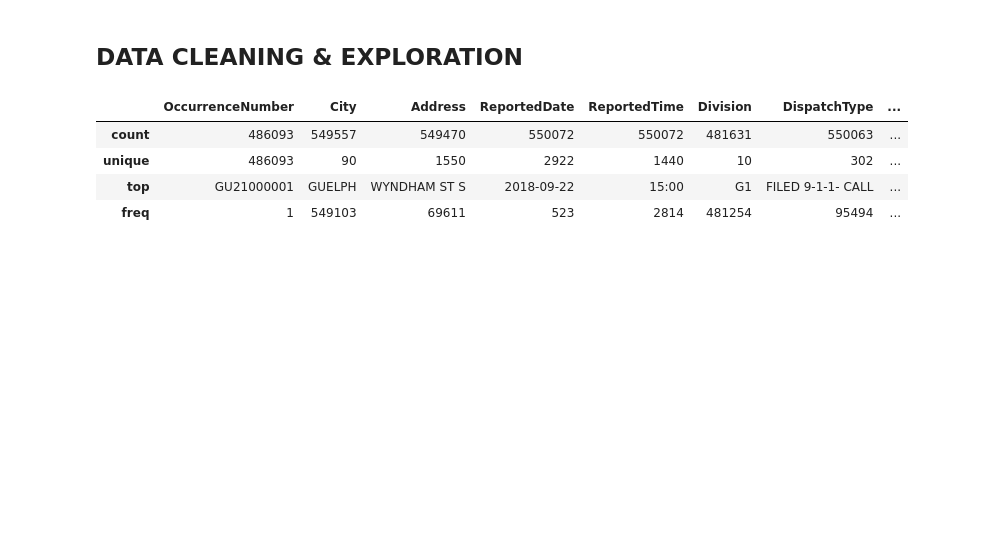
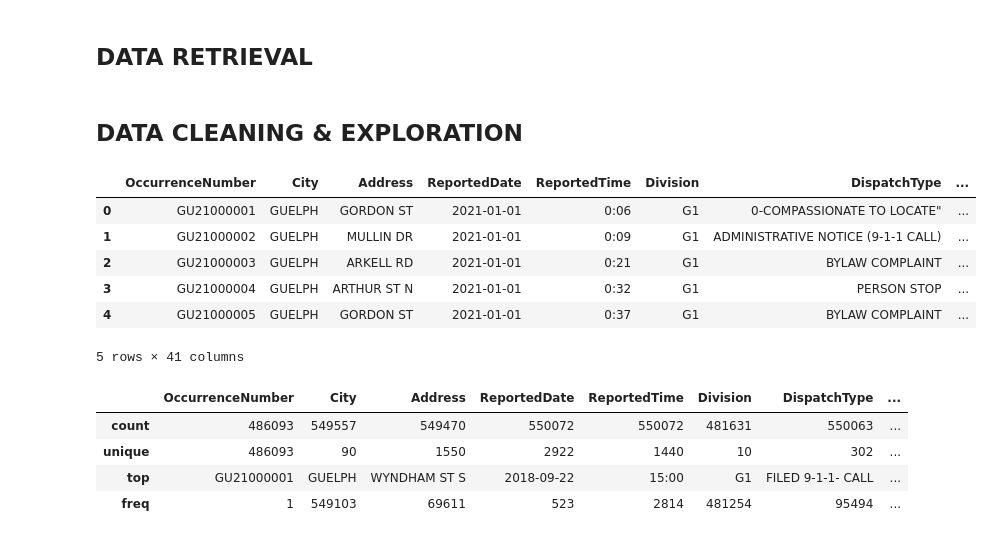
Before and after one commit to johnallanach/guelph-crime-map, a Jupyter notebook: notebooks/gps-crime.ipynb, the cells around one changed output. Saved outputs shown, nothing was run; the diff lists cells and outputs as text; code cells hidden in the pictures; blank space fills up the shorter version.

```diff
--- a/notebooks/gps-crime.ipynb
+++ b/notebooks/gps-crime.ipynb
@@ -1,5 +1,7 @@
 # %%
 import pandas as pd
 import geopandas as gpd
+# %% [markdown]
+## DATA RETRIEVAL
 # %%
 # read csv data into pandas dataframe
@@ -7,5 +9,15 @@ df_gps = pd.read_csv('..\\gitignore\\data\\GPS_Occurrence_Data_ALL.csv')
 # %% [markdown]
 ## DATA CLEANING & EXPLORATION
+# %%
+df_gps.head()
+# %% [output]
+|  | OccurrenceNumber | City | Address | ReportedDate | ReportedTime | Division | DispatchType | ... |
+| 0 | GU21000001 | GUELPH | GORDON ST | 2021-01-01 | 0:06 | G1 | 0-COMPASSIONATE TO LOCATE" | ... |
+| 1 | GU21000002 | GUELPH | MULLIN DR | 2021-01-01 | 0:09 | G1 | ADMINISTRATIVE NOTICE (9-1-1 CALL) | ... |
+| 2 | GU21000003 | GUELPH | ARKELL RD | 2021-01-01 | 0:21 | G1 | BYLAW COMPLAINT | ... |
+| 3 | GU21000004 | GUELPH | ARTHUR ST N | 2021-01-01 | 0:32 | G1 | PERSON STOP | ... |
+| 4 | GU21000005 | GUELPH | GORDON ST | 2021-01-01 | 0:37 | G1 | BYLAW COMPLAINT | ... |
+5 rows × 41 columns
 # %%
 df_gps.describe()
 # %% [output]
```
Also changed, not shown: parts of 47 cells of this notebook.
